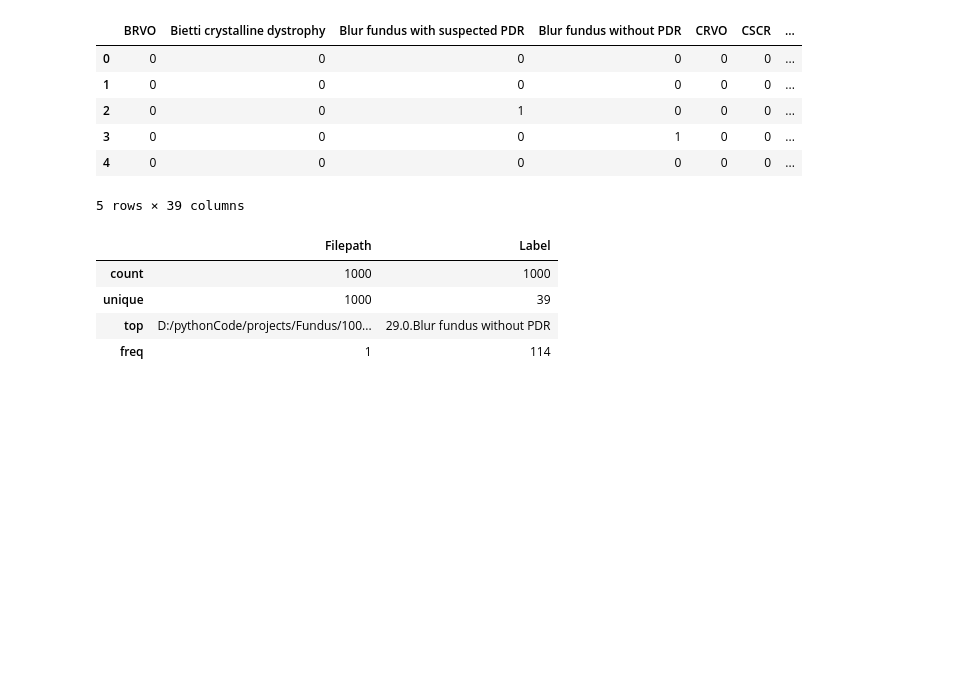
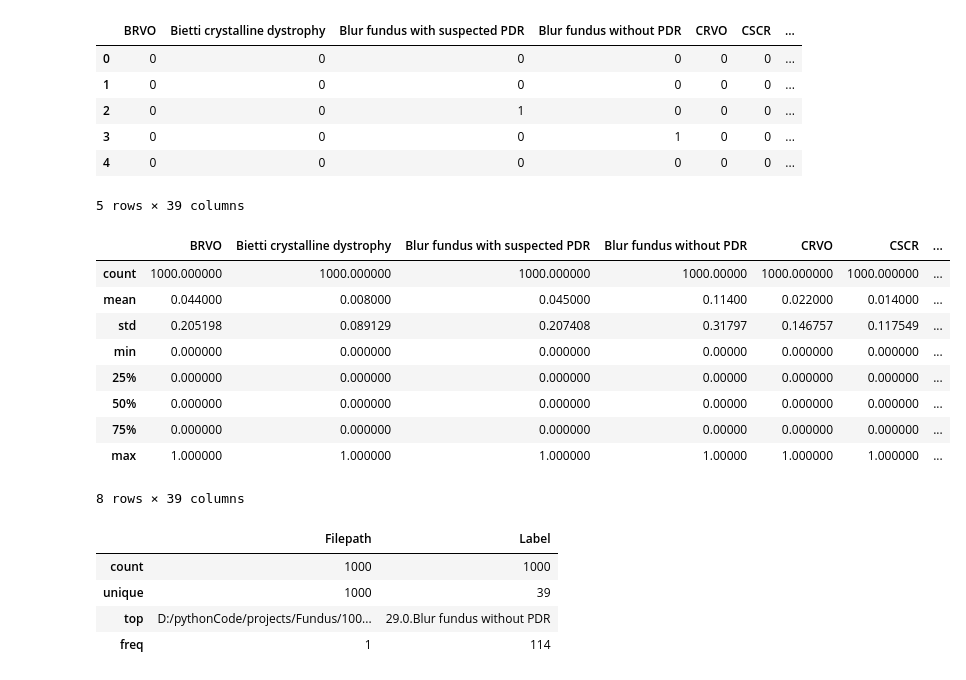
Before and after one commit to charcode123/Fundus-image-up-sampling, a Jupyter notebook: FUNDUSIMAGECLASSIFIER.ipynb, the cells around one changed output. Drawn from its saved outputs; the diff is of its cells as text; code cells hidden in the pictures; blank space fills up the shorter version.

```diff
--- a/datapreprocess.ipynb
+++ b/FUNDUSIMAGECLASSIFIER.ipynb
@@ -130,6 +130,19 @@ Y.head()
 | 3 | 0 | 0 | 0 | 1 | 0 | 0 | ... |
 | 4 | 0 | 0 | 0 | 0 | 0 | 0 | ... |
 5 rows × 39 columns
+# %%
+Y.describe()
+# %% [output]
+|  | BRVO | Bietti crystalline dystrophy | Blur fundus with suspected PDR | Blur fundus without PDR | CRVO | CSCR | ... |
+| count | 1000.000000 | 1000.000000 | 1000.000000 | 1000.00000 | 1000.000000 | 1000.000000 | ... |
+| mean | 0.044000 | 0.008000 | 0.045000 | 0.11400 | 0.022000 | 0.014000 | ... |
+| std | 0.205198 | 0.089129 | 0.207408 | 0.31797 | 0.146757 | 0.117549 | ... |
+| min | 0.000000 | 0.000000 | 0.000000 | 0.00000 | 0.000000 | 0.000000 | ... |
+| 25% | 0.000000 | 0.000000 | 0.000000 | 0.00000 | 0.000000 | 0.000000 | ... |
+| 50% | 0.000000 | 0.000000 | 0.000000 | 0.00000 | 0.000000 | 0.000000 | ... |
+| 75% | 0.000000 | 0.000000 | 0.000000 | 0.00000 | 0.000000 | 0.000000 | ... |
+| max | 1.000000 | 1.000000 | 1.000000 | 1.00000 | 1.000000 | 1.000000 | ... |
+8 rows × 39 columns
 # %%
 data.describe()
 # %% [output]
```
Also changed, not shown: parts of 3 cells of this notebook.
